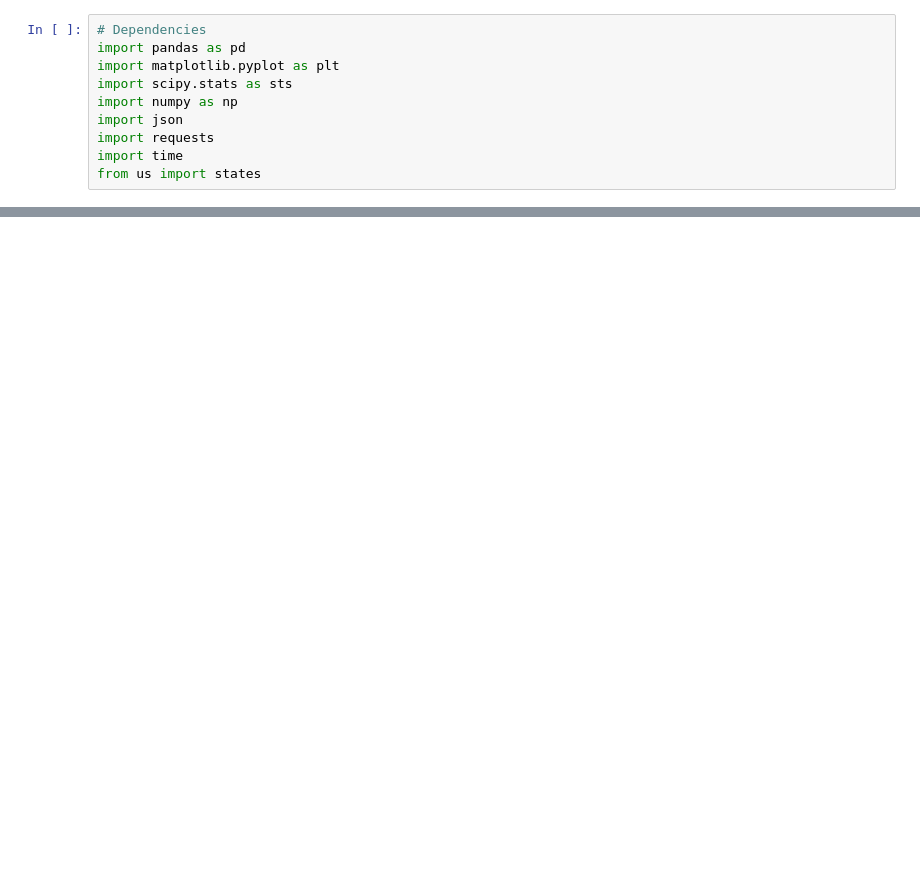
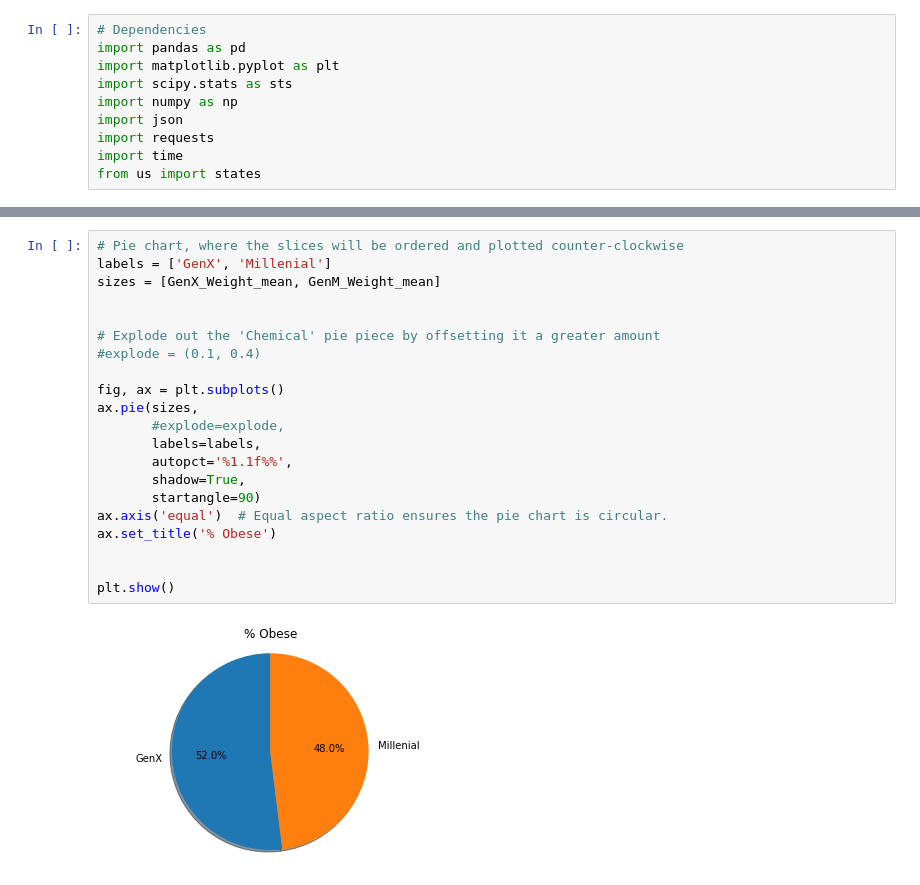
Before and after one commit to darkulzer/Project_1, a Jupyter notebook: Project1_Group2.ipynb, the cells around one changed output, grey strips where cells are left out. Cells and saved outputs as stored; diff of their text form; blank space fills up the shorter version.

```diff
--- a/Project1_Group2.ipynb
+++ b/Project1_Group2.ipynb
@@ -53,0 +86,23 @@ agedem_df.head()
+# %%
+# Pie chart, where the slices will be ordered and plotted counter-clockwise
+labels = ['GenX', 'Millenial']
+sizes = [GenX_Weight_mean, GenM_Weight_mean]
+
+
+# Explode out the 'Chemical' pie piece by offsetting it a greater amount
+#explode = (0.1, 0.4)
+
+fig, ax = plt.subplots()
+ax.pie(sizes,
+       #explode=explode,
+       labels=labels,
+       autopct='%1.1f%%',
+       shadow=True,
+       startangle=90)
+ax.axis('equal')  # Equal aspect ratio ensures the pie chart is circular.
+ax.set_title('% Obese')
+
+
+plt.show()
+# %% [output]
+[figure, added]
```
Also changed, not shown: parts of 19 cells of this notebook.
